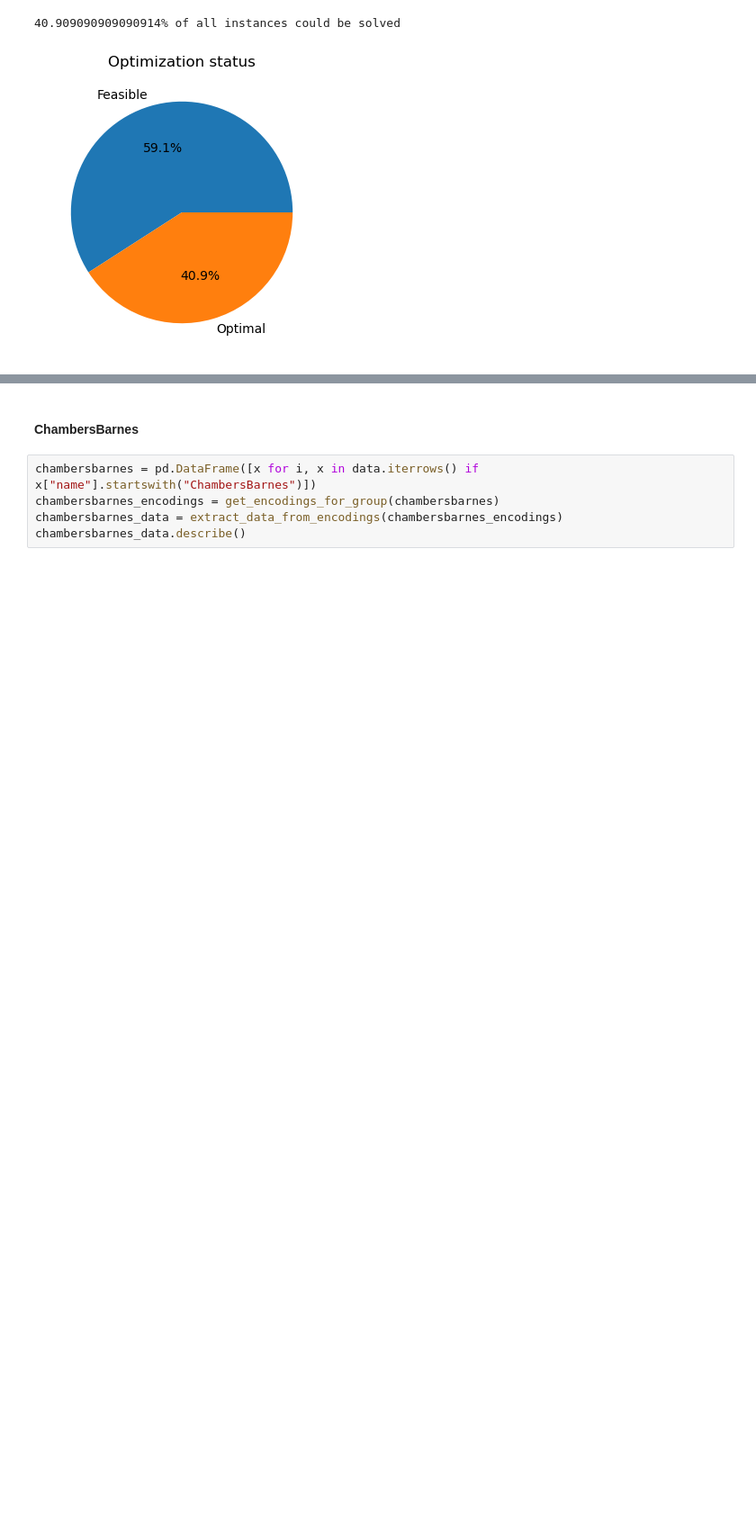
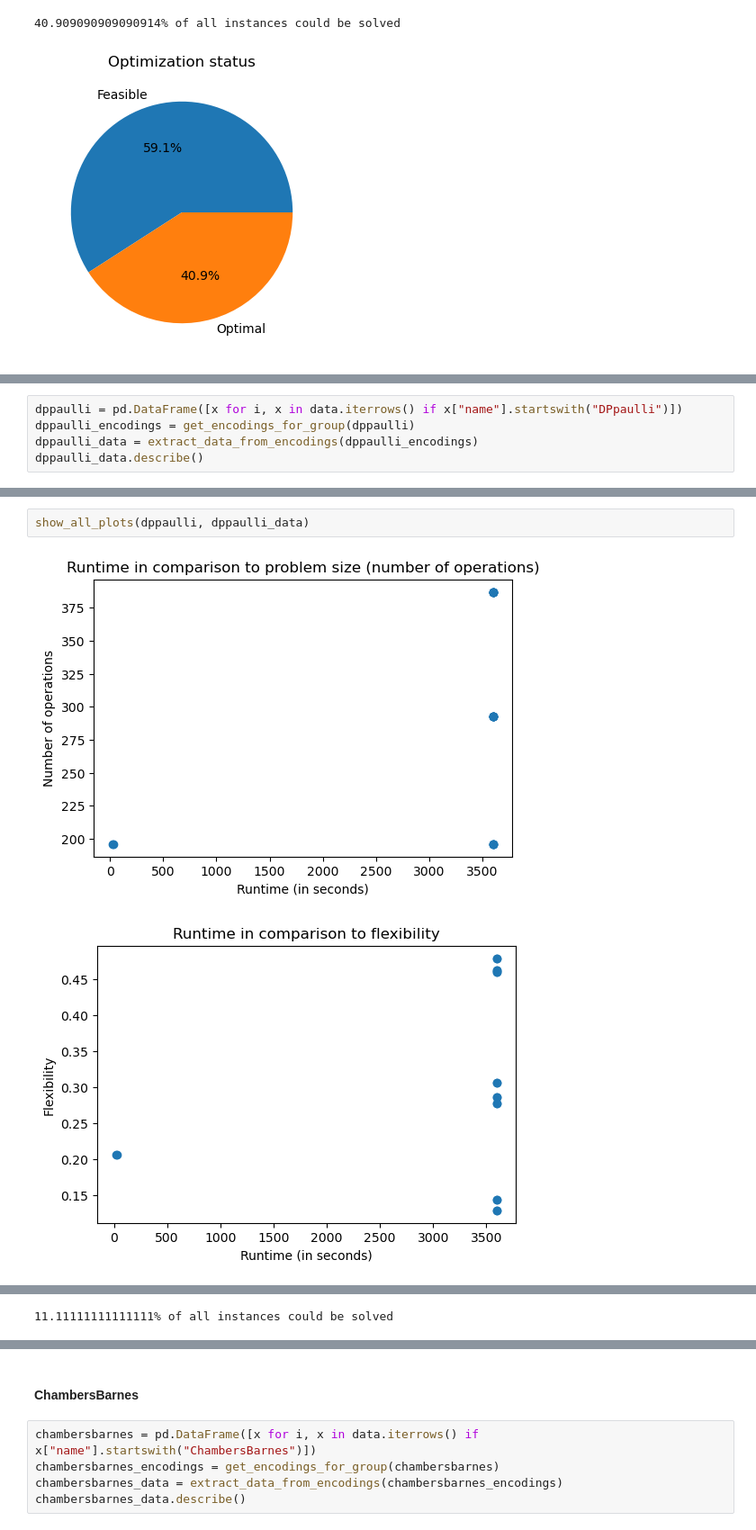
Before and after one commit to jrc-rodec/scheduling_model, a Jupyter notebook: code/analysis/analyze_results.ipynb, the cells around one changed output, grey strips where cells are left out. Shown at 90% size. Saved outputs shown, nothing was run; the diff lists cells and outputs as text; blank space fills up the shorter version.

```diff
--- a/code/analysis/analyze_results.ipynb
+++ b/code/analysis/analyze_results.ipynb
@@ -491,0 +579,5 @@ show_all_plots(hurinkv, hurinkv_data)
+# %%
+dppaulli = pd.DataFrame([x for i, x in data.iterrows() if x["name"].startswith("DPpaulli")])
+dppaulli_encodings = get_encodings_for_group(dppaulli)
+dppaulli_data = extract_data_from_encodings(dppaulli_encodings)
+dppaulli_data.describe()
@@ -491,0 +594,5 @@ show_all_plots(hurinkv, hurinkv_data)
+# %%
+show_all_plots(dppaulli, dppaulli_data)
+# %% [output]
+[figure, added]
+[figure, added]
@@ -491,0 +604 @@ show_all_plots(hurinkv, hurinkv_data)
+11.11111111111111% of all instances could be solved
```
Also changed, not shown: parts of 15 cells of this notebook.
